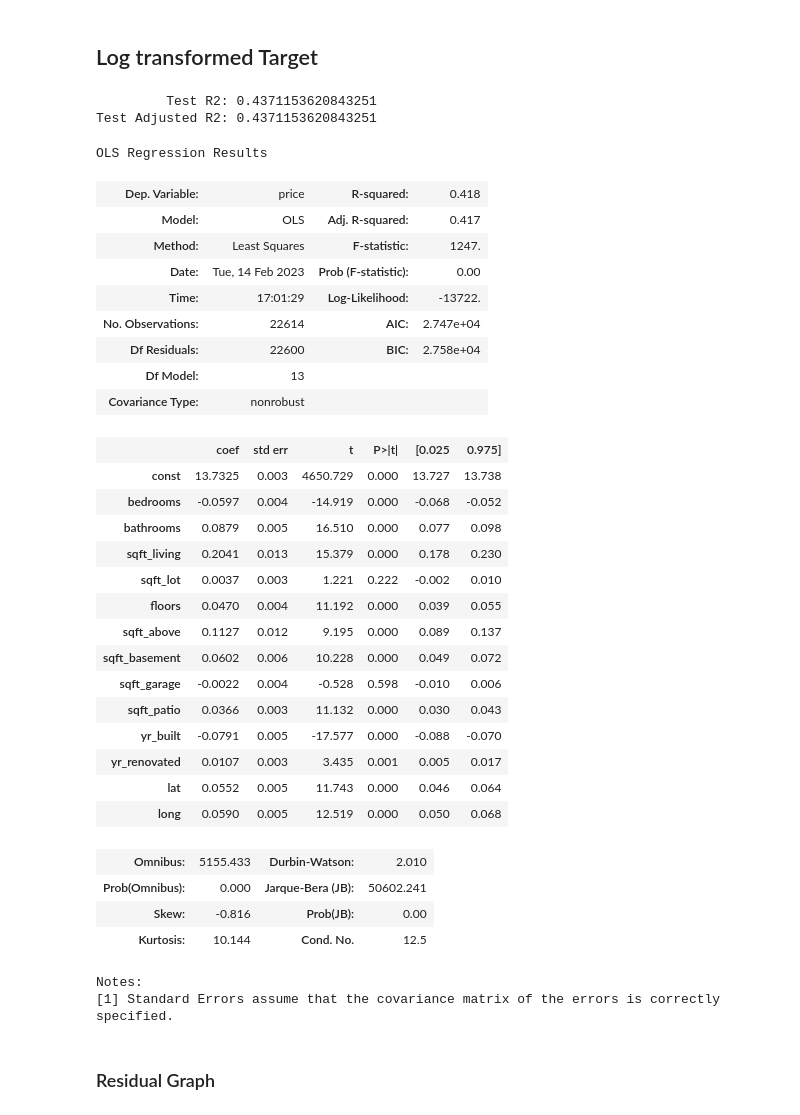
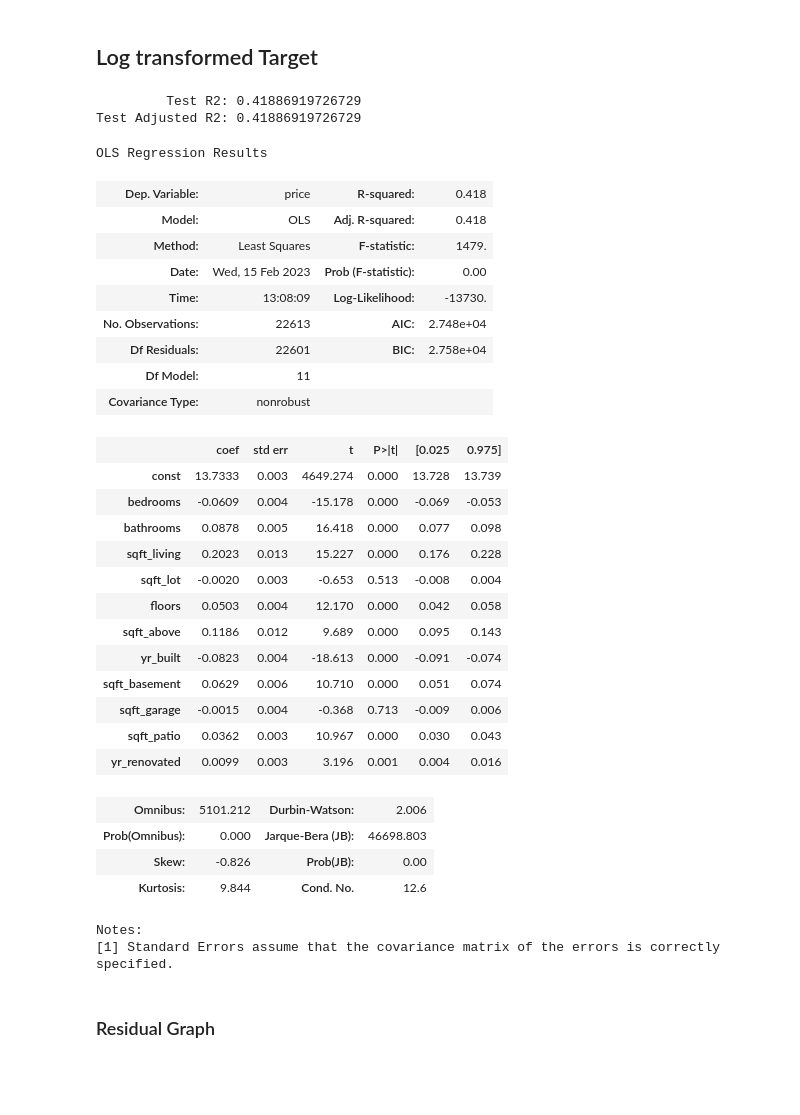
Before and after one commit to alexanderdaffara/HousingSalesRegression, a Jupyter notebook: Alex_Notebook.ipynb, the cells around one changed output. Saved outputs shown, nothing was run; the diff lists cells and outputs as text; code cells hidden in the pictures; blank space fills up the shorter version.

```diff
--- a/Alex_Notebook.ipynb
+++ b/Alex_Notebook.ipynb
@@ -926,53 +866,51 @@ rfe.fit()
 # %%
 # Scale train and test feature
 scaler = StandardScaler()
 X_train_scaled = scaler.fit_transform(X_train)
 X_test_scaled = scaler.transform(X_test)
 
 # Log transform train and test target
 log_y_train = np.log(y_train)
 
 # y = training house prices, X = scaled training sqft_living
 y = log_y_train
 X = X_train_scaled
 
 # fit model and display statistics
 model = sm.OLS(y,sm.add_constant(X))
 results = model.fit()
-print_test_scores(X_train_scaled, log_y_train, X_test_scaled, np.log(y_test))
+print_test_scores(X, y, X_test_scaled,log_y_test)
 results.summary(xname=['const']+X_train.columns.to_list())
 # %% [output]
-         Test R2: 0.4371153620843251
-Test Adjusted R2: 0.4371153620843251
+         Test R2: 0.41886919726729
+Test Adjusted R2: 0.41886919726729
 OLS Regression Results
 | Dep. Variable: | price | R-squared: | 0.418 |
-| Model: | OLS | Adj. R-squared: | 0.417 |
-| Method: | Least Squares | F-statistic: | 1247. |
-| Date: | Tue, 14 Feb 2023 | Prob (F-statistic): | 0.00 |
-| Time: | 17:01:29 | Log-Likelihood: | -13722. |
-| No. Observations: | 22614 | AIC: | 2.747e+04 |
-| Df Residuals: | 22600 | BIC: | 2.758e+04 |
-| Df Model: | 13 |  |  |
+| Model: | OLS | Adj. R-squared: | 0.418 |
+| Method: | Least Squares | F-statistic: | 1479. |
+| Date: | Wed, 15 Feb 2023 | Prob (F-statistic): | 0.00 |
+| Time: | 13:08:09 | Log-Likelihood: | -13730. |
+| No. Observations: | 22613 | AIC: | 2.748e+04 |
+| Df Residuals: | 22601 | BIC: | 2.758e+04 |
+| Df Model: | 11 |  |  |
 | Covariance Type: | nonrobust |  |  |
 |  | coef | std err | t | P>|t| | [0.025 | 0.975] |
-| const | 13.7325 | 0.003 | 4650.729 | 0.000 | 13.727 | 13.738 |
-| bedrooms | -0.0597 | 0.004 | -14.919 | 0.000 | -0.068 | -0.052 |
-| bathrooms | 0.0879 | 0.005 | 16.510 | 0.000 | 0.077 | 0.098 |
-| sqft_living | 0.2041 | 0.013 | 15.379 | 0.000 | 0.178 | 0.230 |
-| sqft_lot | 0.0037 | 0.003 | 1.221 | 0.222 | -0.002 | 0.010 |
-| floors | 0.0470 | 0.004 | 11.192 | 0.000 | 0.039 | 0.055 |
-| sqft_above | 0.1127 | 0.012 | 9.195 | 0.000 | 0.089 | 0.137 |
-| sqft_basement | 0.0602 | 0.006 | 10.228 | 0.000 | 0.049 | 0.072 |
-| sqft_garage | -0.0022 | 0.004 | -0.528 | 0.598 | -0.010 | 0.006 |
-| sqft_patio | 0.0366 | 0.003 | 11.132 | 0.000 | 0.030 | 0.043 |
-| yr_built | -0.0791 | 0.005 | -17.577 | 0.000 | -0.088 | -0.070 |
-| yr_renovated | 0.0107 | 0.003 | 3.435 | 0.001 | 0.005 | 0.017 |
-| lat | 0.0552 | 0.005 | 11.743 | 0.000 | 0.046 | 0.064 |
-| long | 0.0590 | 0.005 | 12.519 | 0.000 | 0.050 | 0.068 |
+| const | 13.7333 | 0.003 | 4649.274 | 0.000 | 13.728 | 13.739 |
+| bedrooms | -0.0609 | 0.004 | -15.178 | 0.000 | -0.069 | -0.053 |
+| bathrooms | 0.0878 | 0.005 | 16.418 | 0.000 | 0.077 | 0.098 |
+| sqft_living | 0.2023 | 0.013 | 15.227 | 0.000 | 0.176 | 0.228 |
+| sqft_lot | -0.0020 | 0.003 | -0.653 | 0.513 | -0.008 | 0.004 |
+| floors | 0.0503 | 0.004 | 12.170 | 0.000 | 0.042 | 0.058 |
+| sqft_above | 0.1186 | 0.012 | 9.689 | 0.000 | 0.095 | 0.143 |
+| yr_built | -0.0823 | 0.004 | -18.613 | 0.000 | -0.091 | -0.074 |
+| sqft_basement | 0.0629 | 0.006 | 10.710 | 0.000 | 0.051 | 0.074 |
+| sqft_garage | -0.0015 | 0.004 | -0.368 | 0.713 | -0.009 | 0.006 |
+| sqft_patio | 0.0362 | 0.003 | 10.967 | 0.000 | 0.030 | 0.043 |
+| yr_renovated | 0.0099 | 0.003 | 3.196 | 0.001 | 0.004 | 0.016 |
-| Omnibus: | 5155.433 | Durbin-Watson: | 2.010 |
-| Prob(Omnibus): | 0.000 | Jarque-Bera (JB): | 50602.241 |
-| Skew: | -0.816 | Prob(JB): | 0.00 |
-| Kurtosis: | 10.144 | Cond. No. | 12.5 |
+| Omnibus: | 5101.212 | Durbin-Watson: | 2.006 |
+| Prob(Omnibus): | 0.000 | Jarque-Bera (JB): | 46698.803 |
+| Skew: | -0.826 | Prob(JB): | 0.00 |
+| Kurtosis: | 9.844 | Cond. No. | 12.6 |
 Notes:
 [1] Standard Errors assume that the covariance matrix of the errors is correctly specified.
 # %% [markdown]
```
Also changed, not shown: parts of 20 cells of this notebook.
